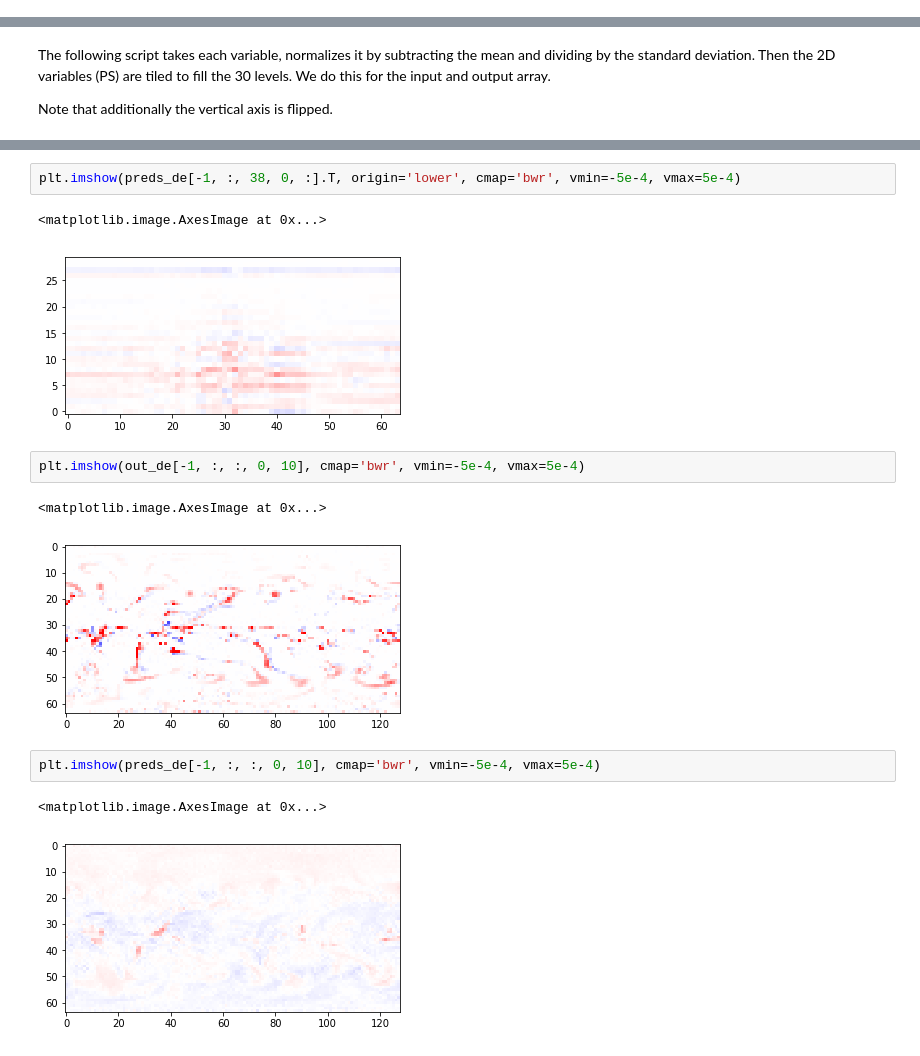
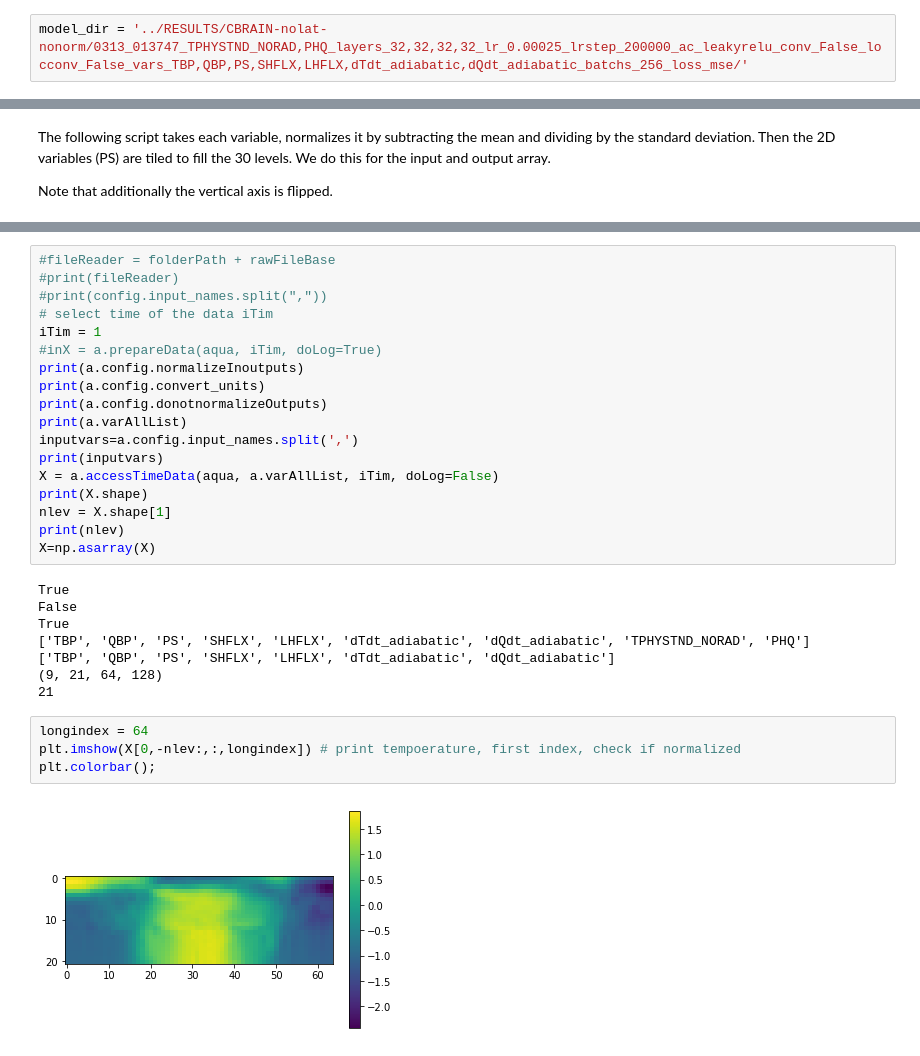
Before and after one commit to gentine/CBRAIN, a Jupyter notebook: load_keras_model.ipynb, the cells around one changed output, grey strips where cells are left out. Cells and saved outputs as stored; diff of their text form.

```diff
--- a/load_keras_model.ipynb
+++ b/load_keras_model.ipynb
@@ -44 +42,3 @@ model_dir = './logs/0219_213929_SPDT,SPDQ_layers_1024,1024_lr_0.00025_ac_relu_co
+# %%
+model_dir = '../RESULTS/CBRAIN-nolat-nonorm/0313_013747_TPHYSTND_NORAD,PHQ_layers_32,32,32,32_lr_0.00025_lrstep_200000_ac_leakyrelu_conv_False_locconv_False_vars_TBP,QBP,PS,SHFLX,LHFLX,dTdt_adiabatic,dQdt_adiabatic_batchs_256_loss_mse/'
 # %%
@@ -394,15 +200,32 @@ plt.colorbar()
-# %%
-plt.imshow(preds_de[-1, :, 38, 0, :].T, origin='lower', cmap='bwr', vmin=-5e-4, vmax=5e-4)
-# %% [output]
-<matplotlib.image.AxesImage at 0x...>
-[figure, removed]
-# %%
-plt.imshow(out_de[-1, :, :, 0, 10], cmap='bwr', vmin=-5e-4, vmax=5e-4)
-# %% [output]
-<matplotlib.image.AxesImage at 0x...>
-[figure, removed]
-# %%
-plt.imshow(preds_de[-1, :, :, 0, 10], cmap='bwr', vmin=-5e-4, vmax=5e-4)
-# %% [output]
-<matplotlib.image.AxesImage at 0x...>
-[figure, removed]
+# %%
+#fileReader = folderPath + rawFileBase
+#print(fileReader)
+#print(config.input_names.split(","))
+# select time of the data iTim
+iTim = 1
+#inX = a.prepareData(aqua, iTim, doLog=True)
+print(a.config.normalizeInoutputs)
+print(a.config.convert_units)
+print(a.config.donotnormalizeOutputs)
+print(a.varAllList)
+inputvars=a.config.input_names.split(',')
+print(inputvars)
+X = a.accessTimeData(aqua, a.varAllList, iTim, doLog=False)
+print(X.shape)
+nlev = X.shape[1]
+print(nlev)
+X=np.asarray(X)
+# %% [output]
+True
+False
+True
+['TBP', 'QBP', 'PS', 'SHFLX', 'LHFLX', 'dTdt_adiabatic', 'dQdt_adiabatic', 'TPHYSTND_NORAD', 'PHQ']
+['TBP', 'QBP', 'PS', 'SHFLX', 'LHFLX', 'dTdt_adiabatic', 'dQdt_adiabatic']
+(9, 21, 64, 128)
+21
+# %%
+longindex = 64
+plt.imshow(X[0,-nlev:,:,longindex]) # print tempoerature, first index, check if normalized
+plt.colorbar();
+# %% [output]
+[figure, added]
```
Also changed, not shown: parts of 47 cells of this notebook, 4 other files.
